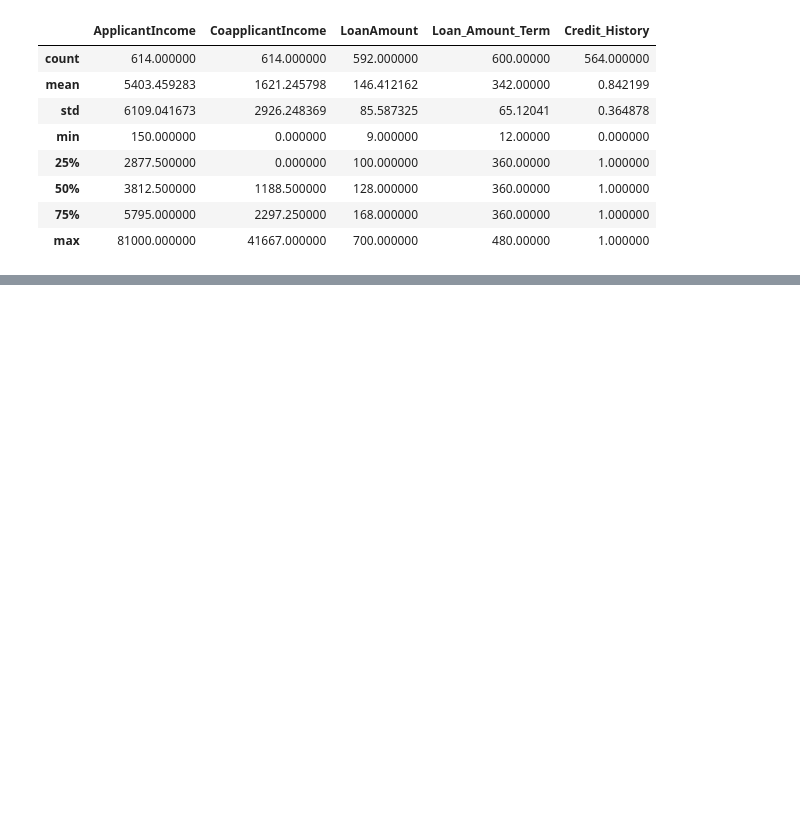
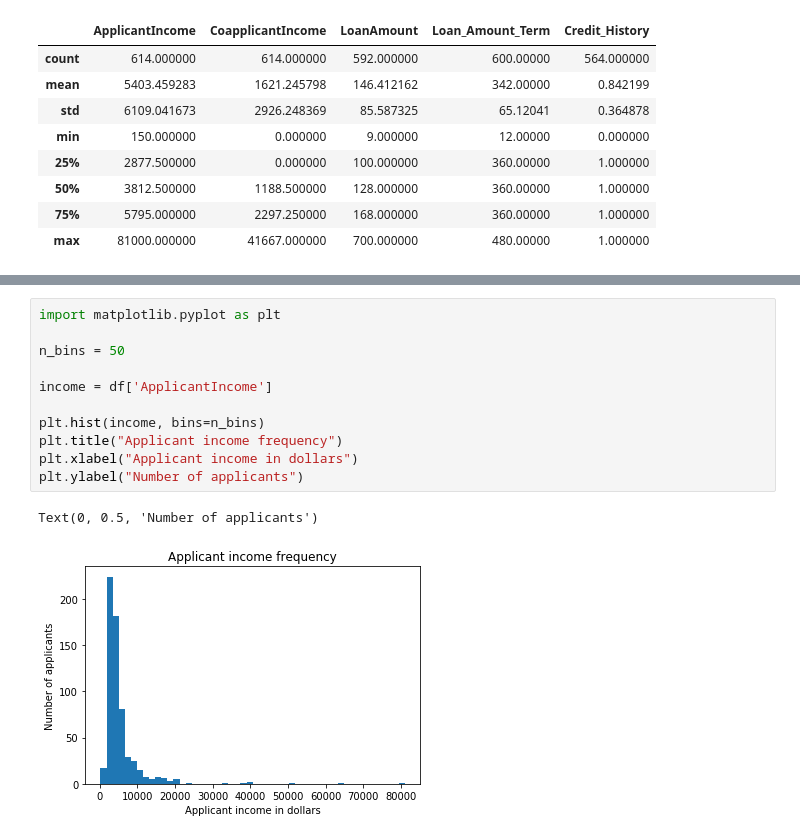
Before and after one commit to cartermp/loan-predictions, a Jupyter notebook: python.ipynb, the cells around one changed output, grey strips where cells are left out. Cells and saved outputs as stored; diff of their text form; blank space fills up the shorter version.

```diff
--- a/python.ipynb
+++ b/python.ipynb
@@ -191,0 +205,14 @@ Name: LoanAmount, Length: 614, dtype: float64
+# %%
+import matplotlib.pyplot as plt
+
+n_bins = 50
+
+income = df['ApplicantIncome']
+
+plt.hist(income, bins=n_bins)
+plt.title("Applicant income frequency")
+plt.xlabel("Applicant income in dollars")
+plt.ylabel("Number of applicants")
+# %% [output]
+Text(0, 0.5, 'Number of applicants')
+[figure, added]
```
Also changed, not shown: parts of 9 cells of this notebook, 2 other files.
